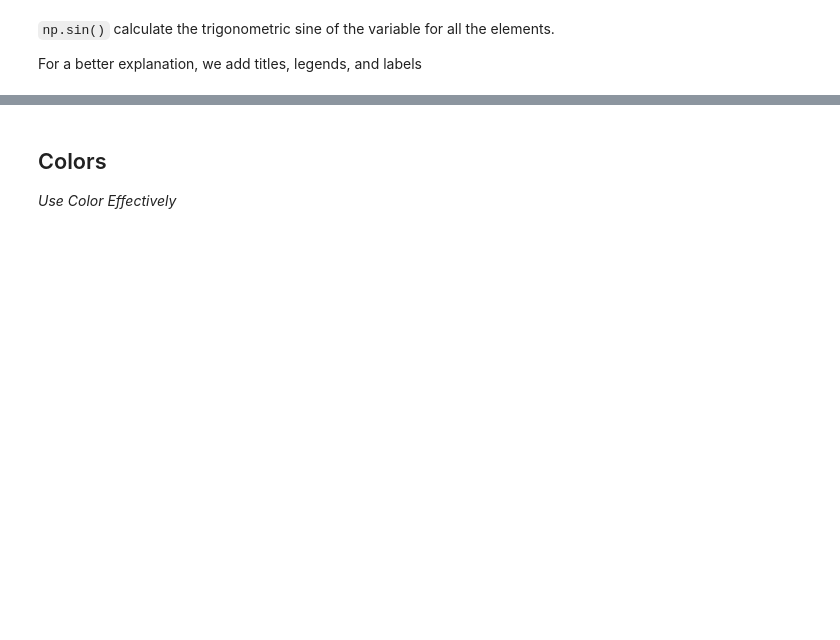
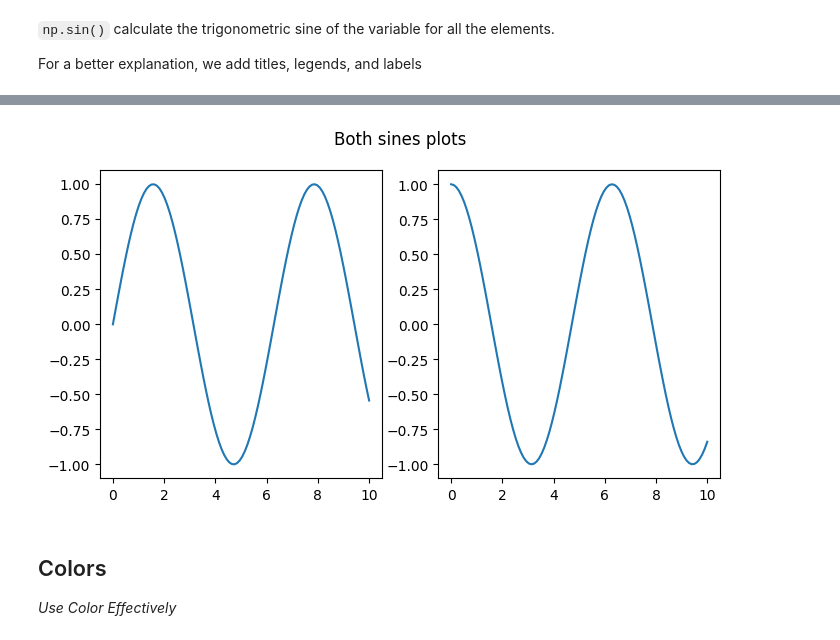
Before and after one commit to fnmelo/IIBM2025Bootcamp, a Jupyter notebook: D3/D3_morning_numpy_matplotlib_Matlab.ipynb, the cells around one changed output, grey strips where cells are left out. Saved outputs shown, nothing was run; the diff lists cells and outputs as text; code cells hidden in the pictures; blank space fills up the shorter version.

```diff
--- a/D3/D3_morning_numpy_matplotlib_Matlab.ipynb
+++ b/D3/D3_morning_numpy_matplotlib_Matlab.ipynb
@@ -349,13 +386,15 @@ plt.show()
 # %%
 # We can plot both figures in one plot
 
 plt.figure(figsize=(8, 4)) #generate the figure
 ax1=plt.subplot(1, 2, 1) #first subplot
 line=ax1.plot(x, np.sin(x))
 ax2=plt.subplot(1, 2, 2) #second subplot
-line=ax2.plot(x, np.sin(x))
+line=ax2.plot(x, np.cos(x))
 plt.suptitle('Both sines plots') # a title
 plt.show()
+# %% [output]
+[figure, added]
 # %% [markdown]
 ## Colors
 
```
Also changed, not shown: parts of 16 cells of this notebook.
